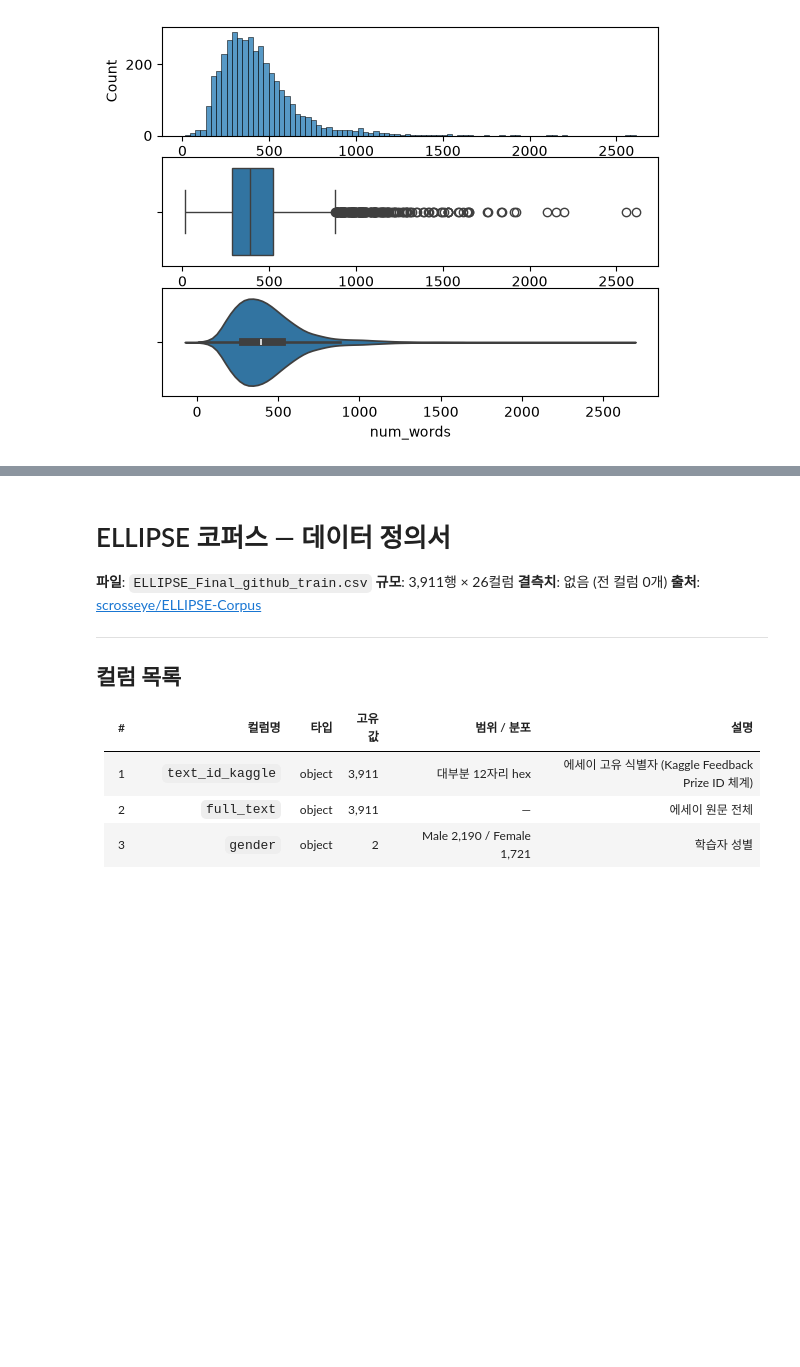
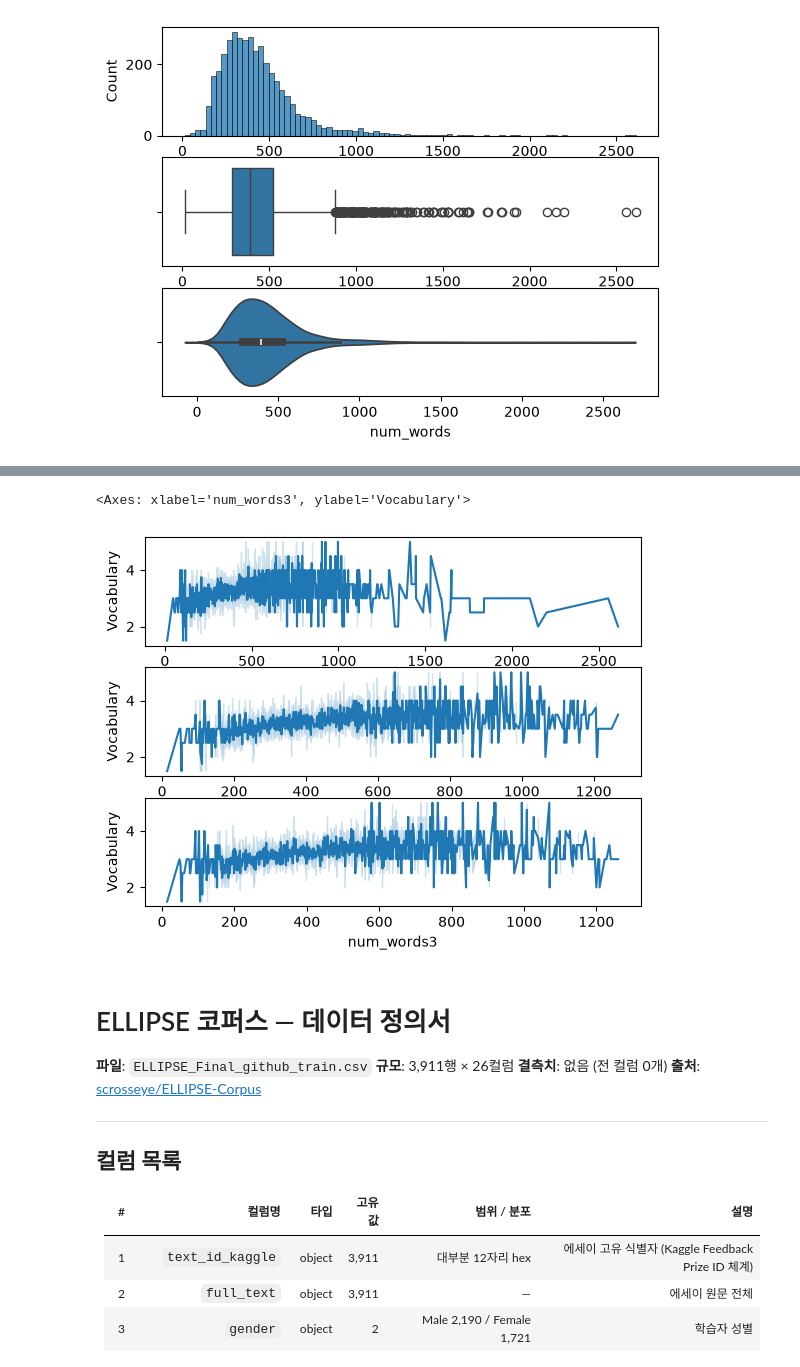
Before and after one commit to Kim-Jeong-Hun/SHI_DT_1st_project, a Jupyter notebook: 01_eda.ipynb, the cells around one changed output, grey strips where cells are left out. Cells and saved outputs as stored; diff of their text form; code cells hidden in the pictures; blank space fills up the shorter version.

```diff
--- a/01_eda.ipynb
+++ b/01_eda.ipynb
@@ -367,3 +623,13 @@ sns.violinplot(data=raw_data, x="num_words")
+# %%
+plt.subplot(3, 1, 1)
+sns.lineplot(data=raw_data, x="num_words", y='Vocabulary')
+plt.subplot(3, 1, 2)
+sns.lineplot(data=raw_data, x='num_words2', y='Vocabulary')
+plt.subplot(3, 1, 3)
+sns.lineplot(data=raw_data, x='num_words3', y='Vocabulary')
+# %% [output]
+<Axes: xlabel='num_words3', ylabel='Vocabulary'>
+[figure, added]
 # %% [markdown]
 # ELLIPSE 코퍼스 — 데이터 정의서
 
```
Also changed, not shown: parts of 6 cells of this notebook, 11 other files.
